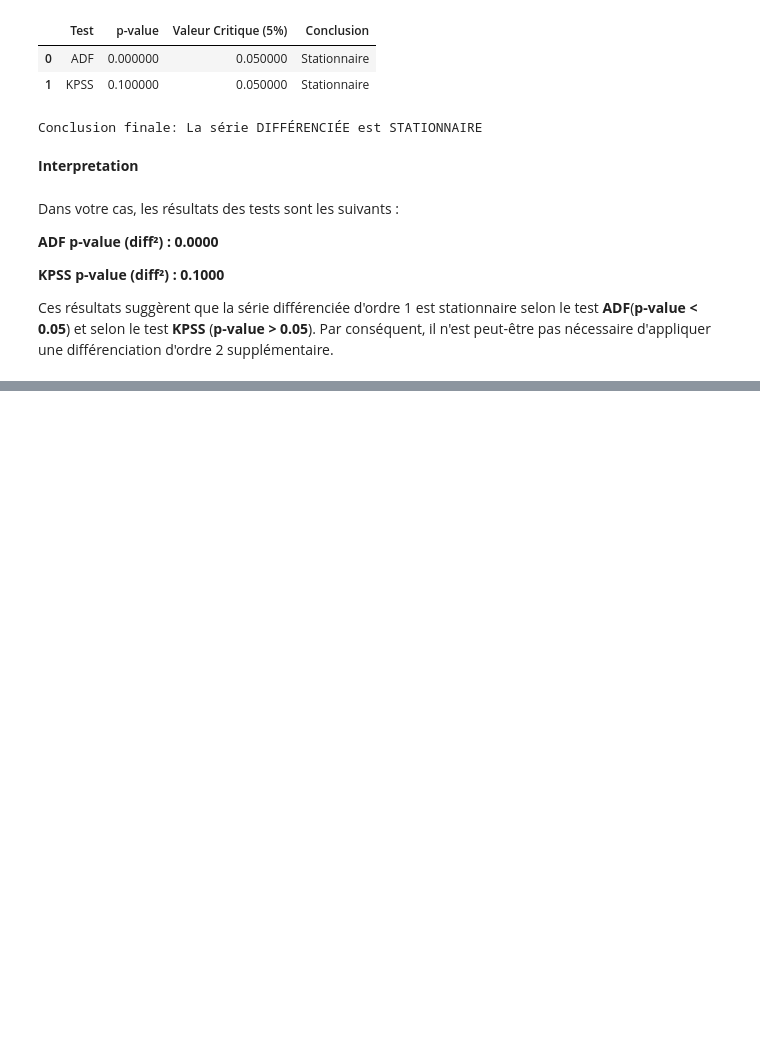
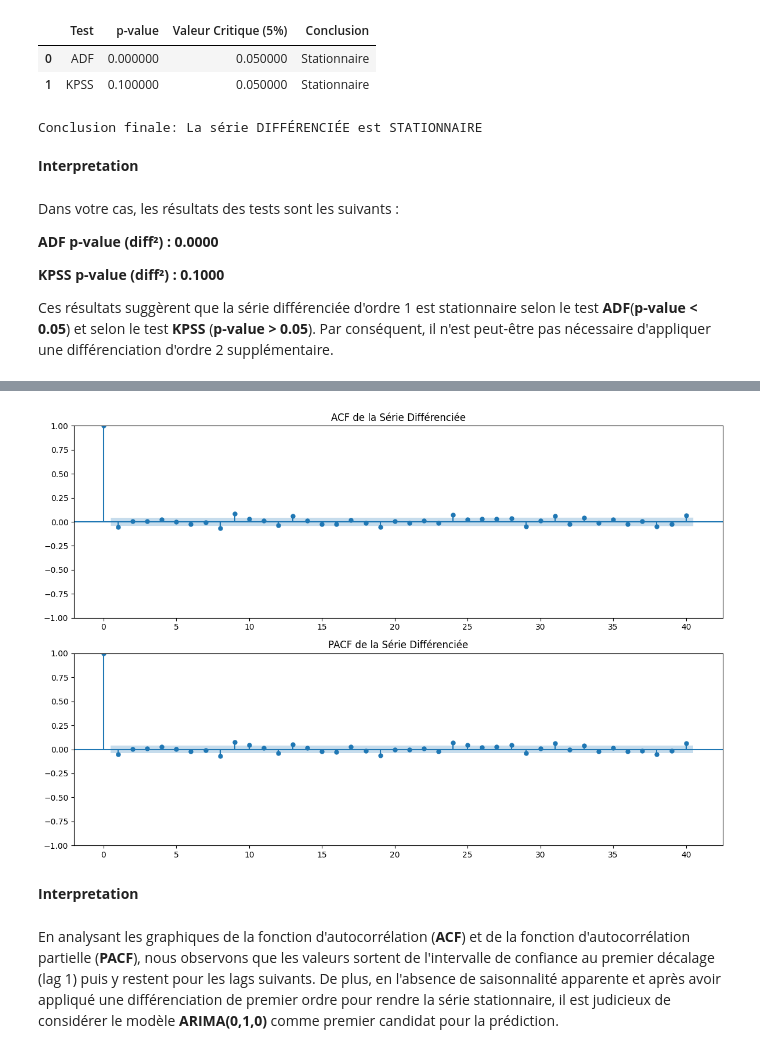
Before and after one commit to hinimdoumorsia/projet_Series_chronologiques, a Jupyter notebook: Preprocessing.ipynb, the cells around one changed output, grey strips where cells are left out. Cells and saved outputs as stored; diff of their text form; code cells hidden in the pictures; blank space fills up the shorter version.

```diff
--- a/Preprocessing.ipynb
+++ b/Preprocessing.ipynb
@@ -559,0 +574,16 @@ Ces résultats suggèrent que la série différenciée d'ordre 1 est stationnair
+# %%
+from statsmodels.graphics.tsaplots import plot_acf, plot_pacf
+# Série différenciée (ex: d=1)
+diff_series = data['Close'].diff().dropna()
+# Tracer ACF et PACF
+fig, (ax1, ax2) = plt.subplots(2, 1, figsize=(12, 8))
+plot_acf(diff_series, lags=40, ax=ax1, title='ACF de la Série Différenciée')
+plot_pacf(diff_series, lags=40, ax=ax2, title='PACF de la Série Différenciée')
+plt.tight_layout()
+plt.show()
+# %% [output]
+[figure, added]
+# %% [markdown]
+**Interpretation**
+# %% [markdown]
+En analysant les graphiques de la fonction d'autocorrélation (**ACF**) et de la fonction d'autocorrélation partielle (**PACF**), nous  observons que les valeurs sortent de l'intervalle de confiance au premier décalage (lag 1) puis y restent pour les lags suivants. De plus, en l'absence de saisonnalité apparente et après avoir appliqué une différenciation de premier ordre pour rendre la série stationnaire, il est judicieux de considérer le modèle **ARIMA(0,1,0)** comme premier candidat pour la prédiction.
```
Also changed, not shown: parts of 12 cells of this notebook.
